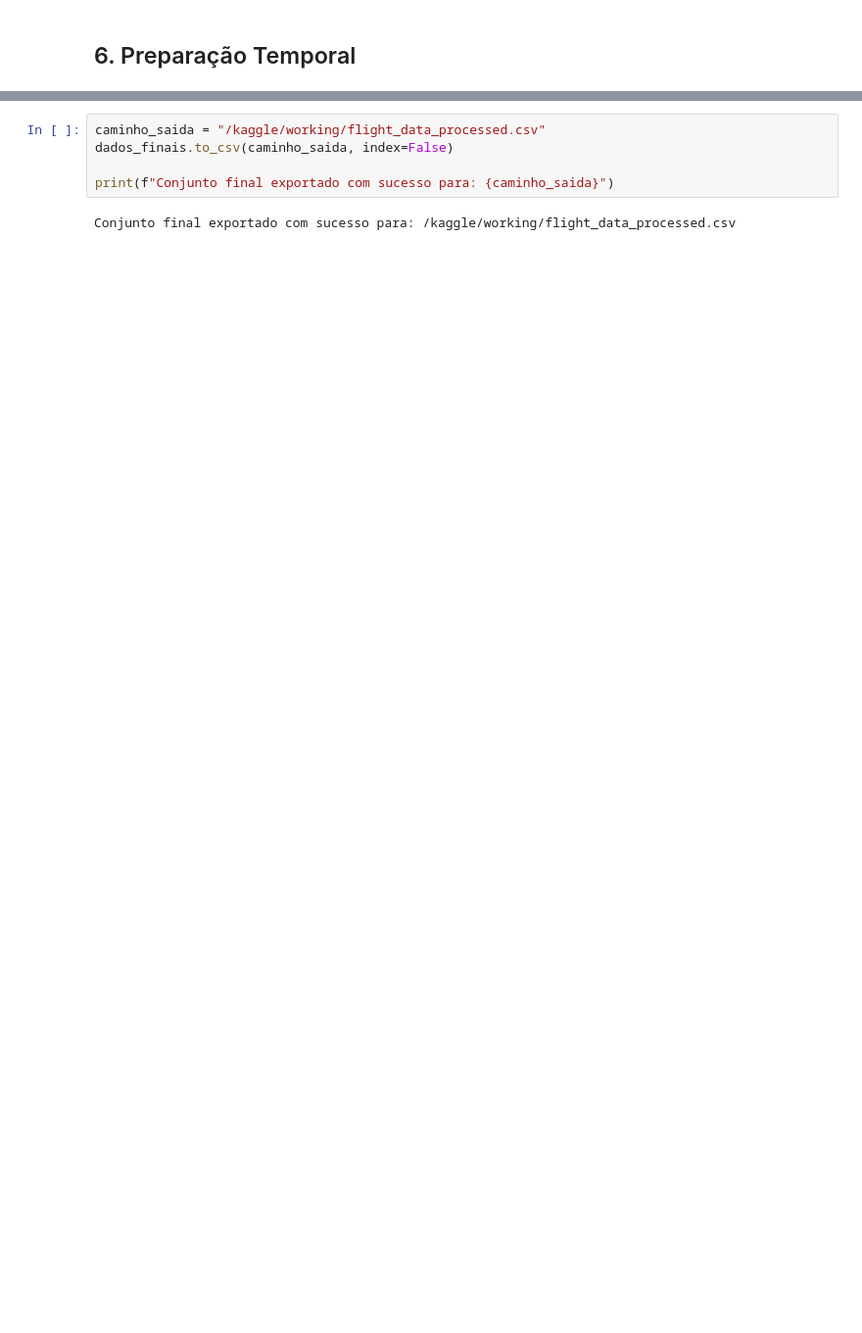
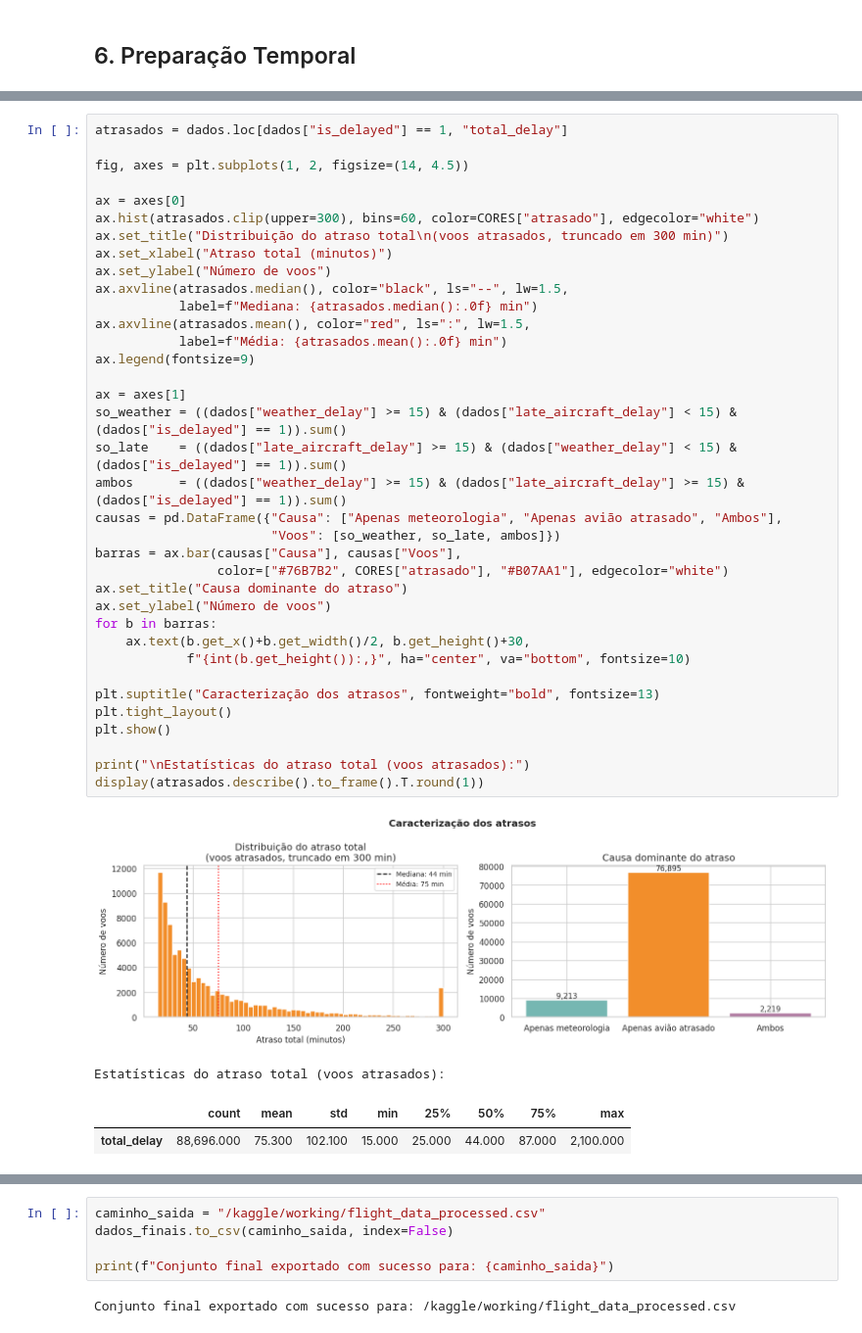
Before and after one commit to rodrigoramooos/previsao-atrasos-voos, a Jupyter notebook: notebooks/1.0_eda_limpeza.ipynb, the cells around one changed output, grey strips where cells are left out. Shown at 98% size. Drawn from its saved outputs; the diff is of its cells as text; blank space fills up the shorter version.

```diff
--- a/notebooks/1.0_eda_limpeza.ipynb
+++ b/notebooks/1.0_eda_limpeza.ipynb
@@ -998,0 +370,41 @@ O ficheiro CSV final é exportado para o ambiente do Kaggle, ficando pronto para
+# %%
+atrasados = dados.loc[dados["is_delayed"] == 1, "total_delay"]
+
+fig, axes = plt.subplots(1, 2, figsize=(14, 4.5))
+
+ax = axes[0]
+ax.hist(atrasados.clip(upper=300), bins=60, color=CORES["atrasado"], edgecolor="white")
+ax.set_title("Distribuição do atraso total\n(voos atrasados, truncado em 300 min)")
+ax.set_xlabel("Atraso total (minutos)")
+ax.set_ylabel("Número de voos")
+ax.axvline(atrasados.median(), color="black", ls="--", lw=1.5,
+           label=f"Mediana: {atrasados.median():.0f} min")
+ax.axvline(atrasados.mean(), color="red", ls=":", lw=1.5,
+           label=f"Média: {atrasados.mean():.0f} min")
+ax.legend(fontsize=9)
+
+ax = axes[1]
+so_weather = ((dados["weather_delay"] >= 15) & (dados["late_aircraft_delay"] < 15) & (dados["is_delayed"] == 1)).sum()
+so_late    = ((dados["late_aircraft_delay"] >= 15) & (dados["weather_delay"] < 15) & (dados["is_delayed"] == 1)).sum()
+ambos      = ((dados["weather_delay"] >= 15) & (dados["late_aircraft_delay"] >= 15) & (dados["is_delayed"] == 1)).sum()
+causas = pd.DataFrame({"Causa": ["Apenas meteorologia", "Apenas avião atrasado", "Ambos"],
+                       "Voos": [so_weather, so_late, ambos]})
+barras = ax.bar(causas["Causa"], causas["Voos"],
+                color=["#76B7B2", CORES["atrasado"], "#B07AA1"], edgecolor="white")
+ax.set_title("Causa dominante do atraso")
+ax.set_ylabel("Número de voos")
+for b in barras:
+    ax.text(b.get_x()+b.get_width()/2, b.get_height()+30,
+            f"{int(b.get_height()):,}", ha="center", va="bottom", fontsize=10)
+
+plt.suptitle("Caracterização dos atrasos", fontweight="bold", fontsize=13)
+plt.tight_layout()
+plt.show()
+
+print("\nEstatísticas do atraso total (voos atrasados):")
+display(atrasados.describe().to_frame().T.round(1))
+# %% [output]
+[figure, added]
+Estatísticas do atraso total (voos atrasados):
+|  | count | mean | std | min | 25% | 50% | 75% | max |
+| total_delay | 88,696.000 | 75.300 | 102.100 | 15.000 | 25.000 | 44.000 | 87.000 | 2,100.000 |
```
Also changed, not shown: parts of 94 cells of this notebook.
